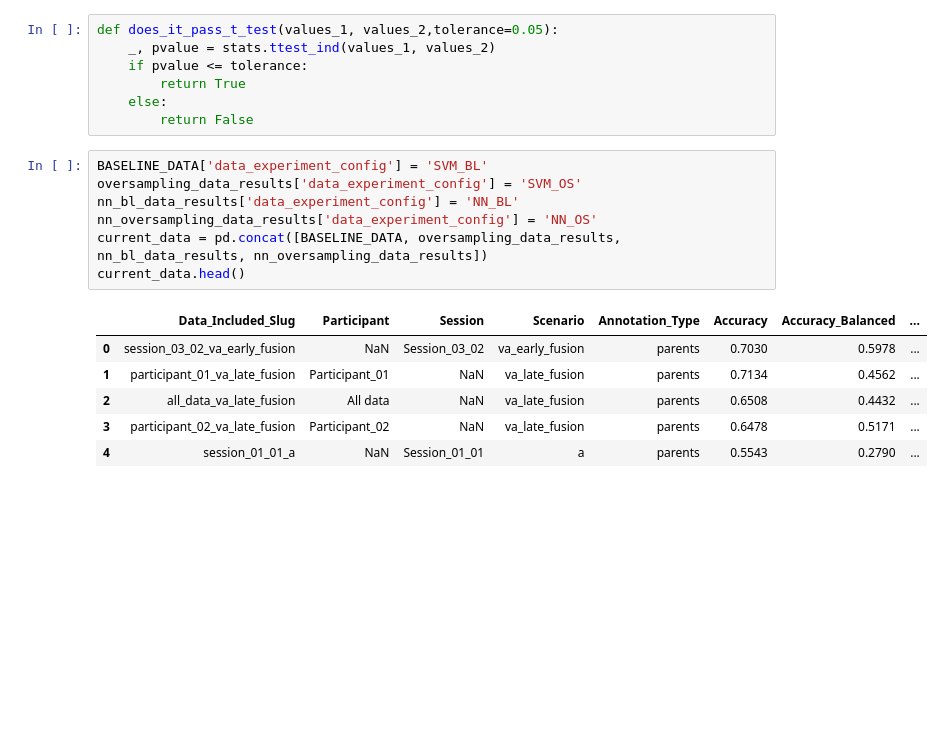
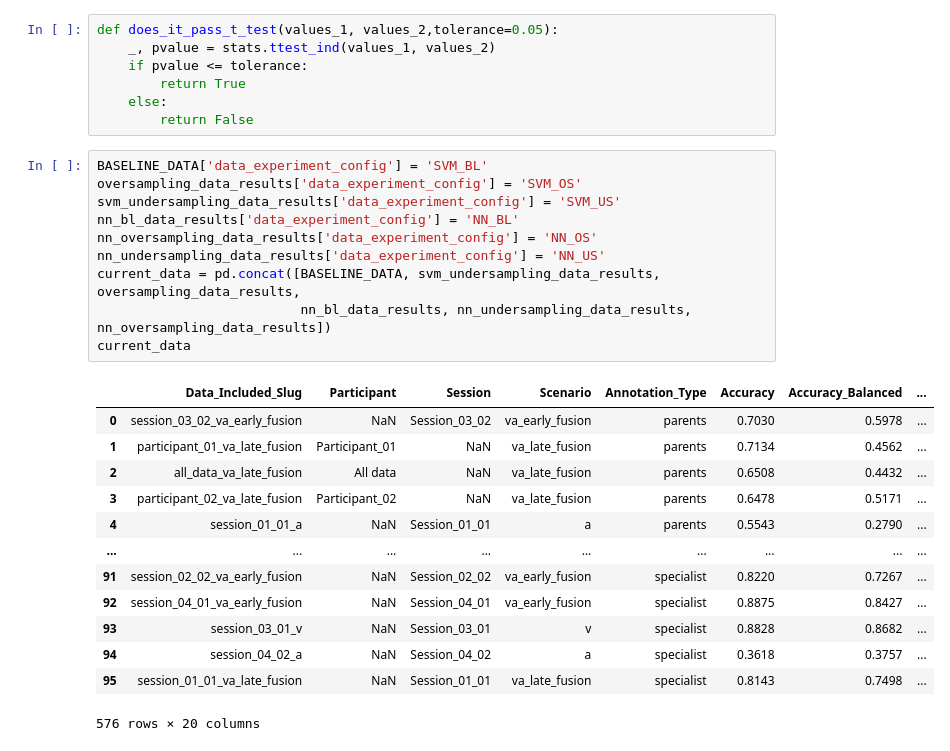
Before and after one commit to annanda/emotion_detection_for_children_with_asd, a Jupyter notebook: emotion_detection_system/processing_results/notebooks/BoxPlot - Chap 6 Thesis.ipynb, the cells around one changed output. Saved outputs shown, nothing was run; the diff lists cells and outputs as text; blank space fills up the shorter version.

```diff
--- a/emotion_detection_system/processing_results/notebooks/BoxPlot - Chap 6 Thesis.ipynb
+++ b/emotion_detection_system/processing_results/notebooks/BoxPlot - Chap 6 Thesis.ipynb
@@ -36,15 +36,25 @@ def does_it_pass_t_test(values_1, values_2,tolerance=0.05):
 # %%
 BASELINE_DATA['data_experiment_config'] = 'SVM_BL'
 oversampling_data_results['data_experiment_config'] = 'SVM_OS'
+svm_undersampling_data_results['data_experiment_config'] = 'SVM_US'
 nn_bl_data_results['data_experiment_config'] = 'NN_BL'
 nn_oversampling_data_results['data_experiment_config'] = 'NN_OS'
-current_data = pd.concat([BASELINE_DATA, oversampling_data_results, nn_bl_data_results, nn_oversampling_data_results])
-current_data.head()
+nn_undersampling_data_results['data_experiment_config'] = 'NN_US'
+current_data = pd.concat([BASELINE_DATA, svm_undersampling_data_results, oversampling_data_results,
+                          nn_bl_data_results, nn_undersampling_data_results, nn_oversampling_data_results])
+current_data
 # %% [output]
 |  | Data_Included_Slug | Participant | Session | Scenario | Annotation_Type | Accuracy | Accuracy_Balanced | ... |
 | 0 | session_03_02_va_early_fusion | NaN | Session_03_02 | va_early_fusion | parents | 0.7030 | 0.5978 | ... |
 | 1 | participant_01_va_late_fusion | Participant_01 | NaN | va_late_fusion | parents | 0.7134 | 0.4562 | ... |
 | 2 | all_data_va_late_fusion | All data | NaN | va_late_fusion | parents | 0.6508 | 0.4432 | ... |
 | 3 | participant_02_va_late_fusion | Participant_02 | NaN | va_late_fusion | parents | 0.6478 | 0.5171 | ... |
 | 4 | session_01_01_a | NaN | Session_01_01 | a | parents | 0.5543 | 0.2790 | ... |
+| ... | ... | ... | ... | ... | ... | ... | ... | ... |
+| 91 | session_02_02_va_early_fusion | NaN | Session_02_02 | va_early_fusion | specialist | 0.8220 | 0.7267 | ... |
+| 92 | session_04_01_va_early_fusion | NaN | Session_04_01 | va_early_fusion | specialist | 0.8875 | 0.8427 | ... |
+| 93 | session_03_01_v | NaN | Session_03_01 | v | specialist | 0.8828 | 0.8682 | ... |
+| 94 | session_04_02_a | NaN | Session_04_02 | a | specialist | 0.3618 | 0.3757 | ... |
+| 95 | session_01_01_va_late_fusion | NaN | Session_01_01 | va_late_fusion | specialist | 0.8143 | 0.7498 | ... |
+576 rows × 20 columns
 # %%
```
Also changed, not shown: parts of 14 cells of this notebook, 2 other files.
